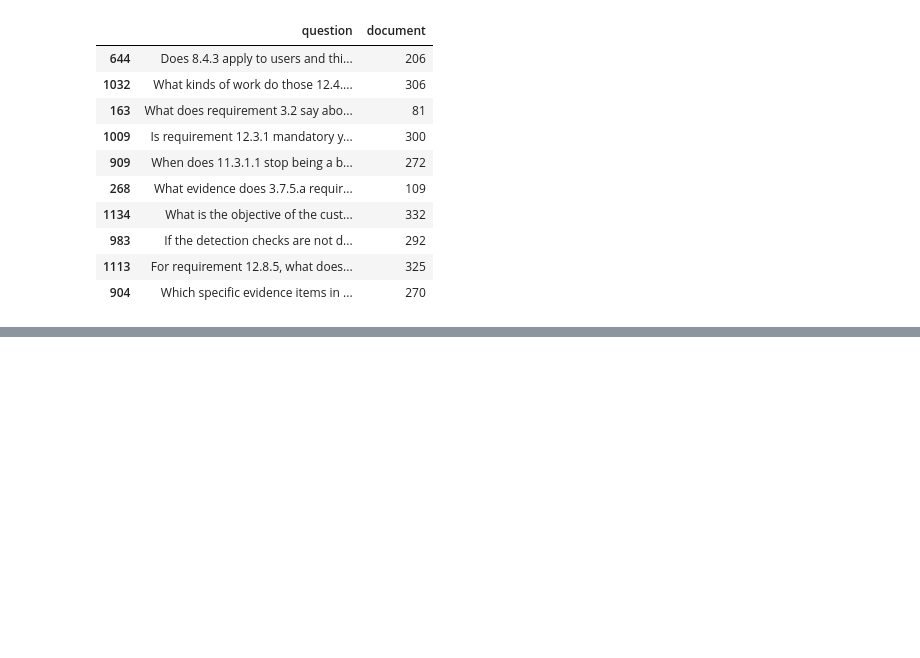
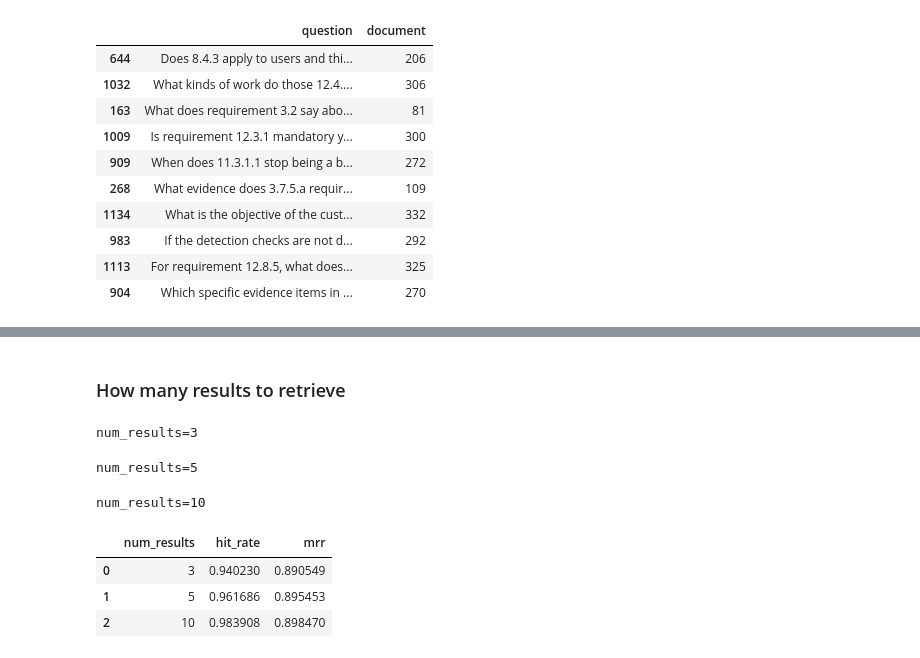
Before and after one commit to marat-biriushev/llm-zoomcamp-project, a Jupyter notebook: rag.ipynb, the cells around one changed output, grey strips where cells are left out. Saved outputs shown, nothing was run; the diff lists cells and outputs as text; code cells hidden in the pictures; blank space fills up the shorter version.

```diff
--- a/rag.ipynb
+++ b/rag.ipynb
@@ -458,0 +637,19 @@ df_ground_truth.sample(10, random_state=1)
+# %% [markdown]
+### How many results to retrieve
+# %%
+rows = []
+
+for n in [3, 5, 10]:
+    print(f'num_results={n}')
+    metrics = evaluate(ground_truth, make_search({'req_ids': 3.0, 'text': 1.0}, num_results=n))
+    rows.append({'num_results': n, **metrics})
+
+pd.DataFrame(rows)
+# %% [output]
+num_results=3
+num_results=5
+num_results=10
+|  | num_results | hit_rate | mrr |
+| 0 | 3 | 0.940230 | 0.890549 |
+| 1 | 5 | 0.961686 | 0.895453 |
+| 2 | 10 | 0.983908 | 0.898470 |
```
Also changed, not shown: parts of 25 cells of this notebook, 5 other files.
